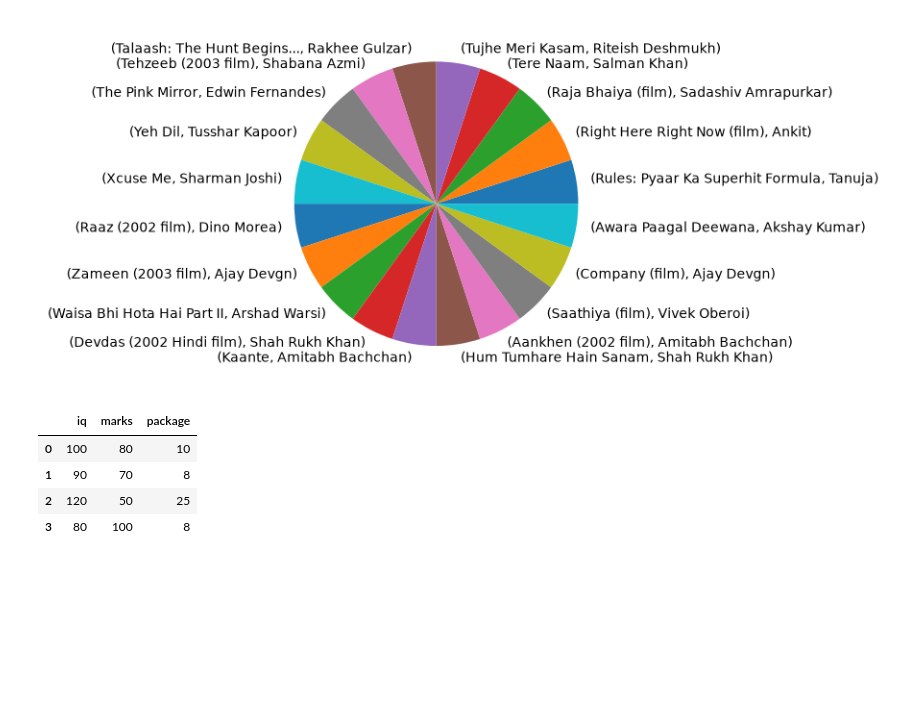
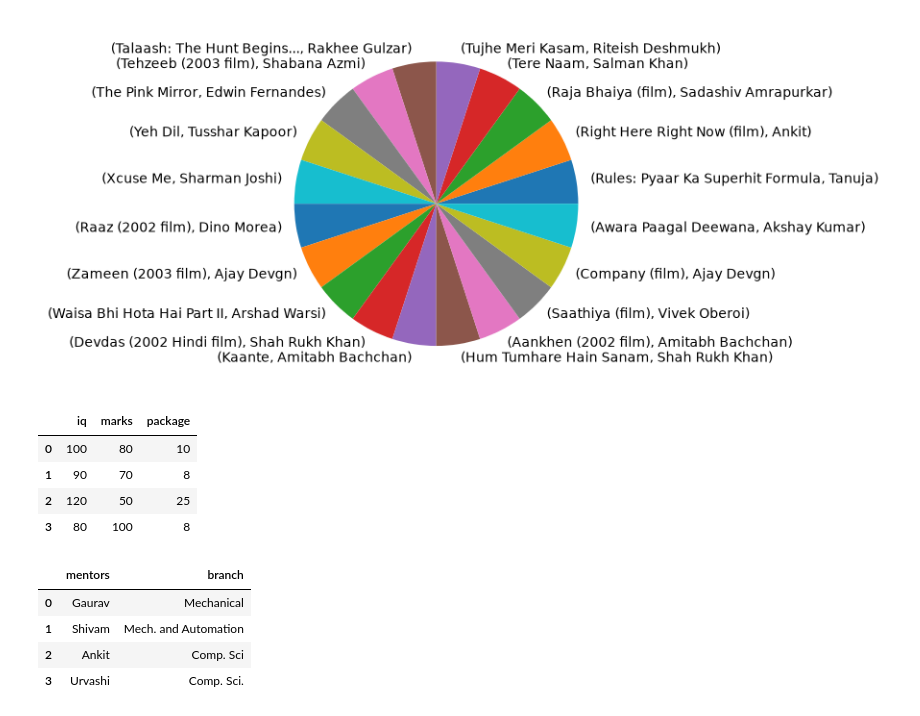
Before and after one commit to jhalucky/KPP-Keep-Practicing-Python, a Jupyter notebook: pandas/working.ipynb, the cells around one changed output. Saved outputs shown, nothing was run; the diff lists cells and outputs as text; code cells hidden in the pictures; blank space fills up the shorter version.

Commit message:
feat: Dataframe using dict

```diff
--- a/pandas/working.ipynb
+++ b/pandas/working.ipynb
@@ -33,3 +33,16 @@ pd.DataFrame(student_data, columns=['iq','marks','package'])
 | 1 | 90 | 70 | 8 |
 | 2 | 120 | 50 | 25 |
 | 3 | 80 | 100 | 8 |
+# %%
+samidha_tutors = {
+    "mentors":['Gaurav','Shivam','Ankit','Urvashi'],
+    'branch':['Mechanical','Mech. and Automation','Comp. Sci','Comp. Sci.']
+}
+
+pd.DataFrame(samidha_tutors)
+# %% [output]
+|  | mentors | branch |
+| 0 | Gaurav | Mechanical |
+| 1 | Shivam | Mech. and Automation |
+| 2 | Ankit | Comp. Sci |
+| 3 | Urvashi | Comp. Sci. |
```
